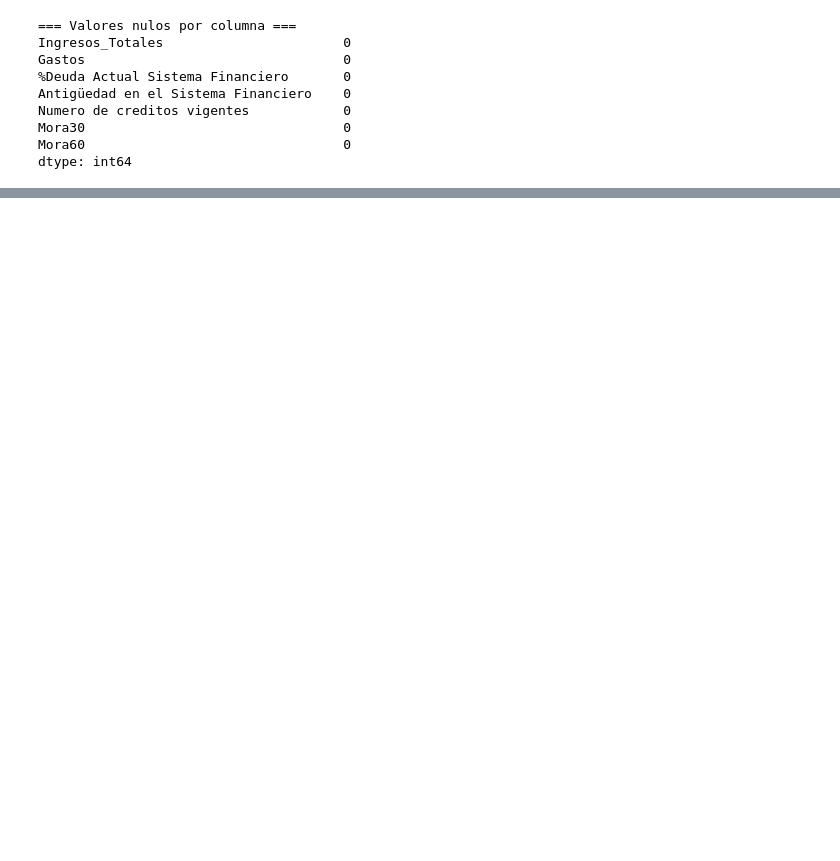
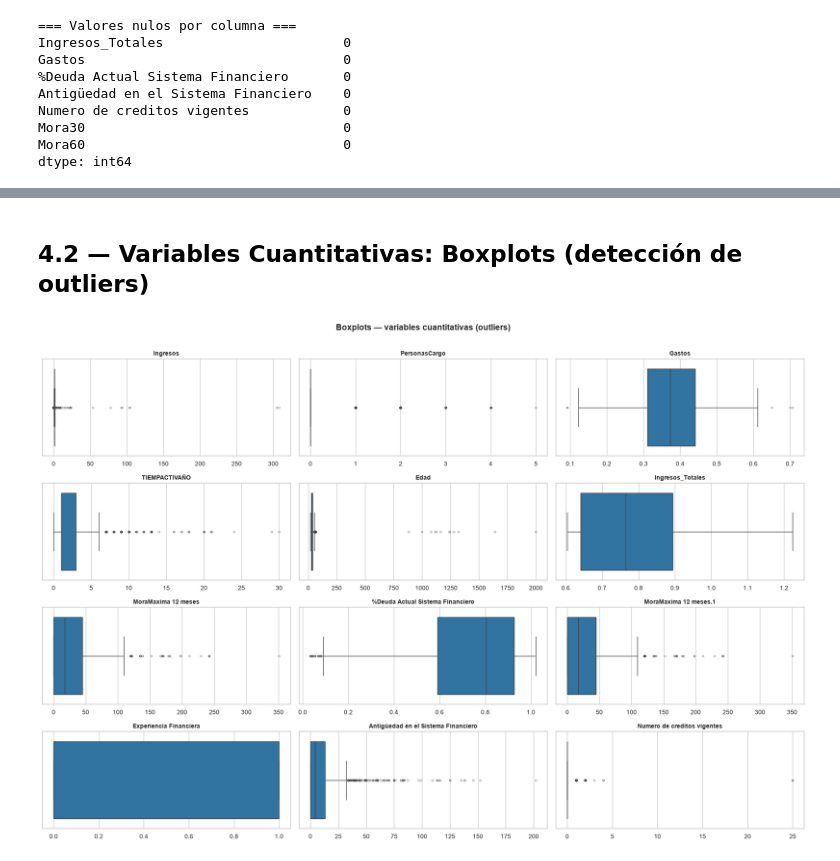
Before and after one commit to VelasquezG/TallerIA, a Jupyter notebook: TallerIA.ipynb, the cells around one changed output, grey strips where cells are left out. Drawn from its saved outputs; the diff is of its cells as text; code cells hidden in the pictures; blank space fills up the shorter version.

```diff
--- a/TallerIA.ipynb
+++ b/TallerIA.ipynb
@@ -307,0 +383,20 @@ print(rn['RN4_carga_crediticia'].value_counts().sort_index().to_string())
+# %% [markdown]
+## 4.2 — Variables Cuantitativas: Boxplots (detección de outliers)
+# %%
+fig, axes = plt.subplots(nrows, ncols, figsize=(18, nrows * 3))
+axes = axes.flatten()
+
+for i, col in enumerate(cols_num):
+    ax = axes[i]
+    sns.boxplot(x=df[col].dropna(), ax=ax, color=AZUL, flierprops=dict(marker='o', markersize=3, alpha=0.4))
+    ax.set_title(col, fontsize=10, fontweight='bold')
+    ax.set_xlabel('')
+
+for j in range(i + 1, len(axes)):
+    axes[j].set_visible(False)
+
+fig.suptitle('Boxplots — variables cuantitativas (outliers)', fontsize=14, fontweight='bold', y=1.01)
+plt.tight_layout()
+plt.show()
+# %% [output]
+[figure, added]
```
Also changed, not shown: parts of 13 cells of this notebook.
